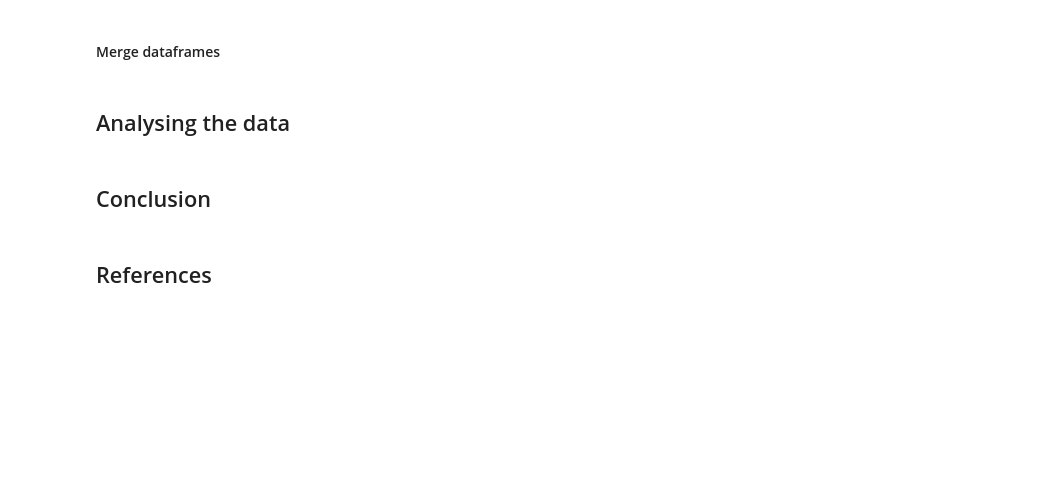
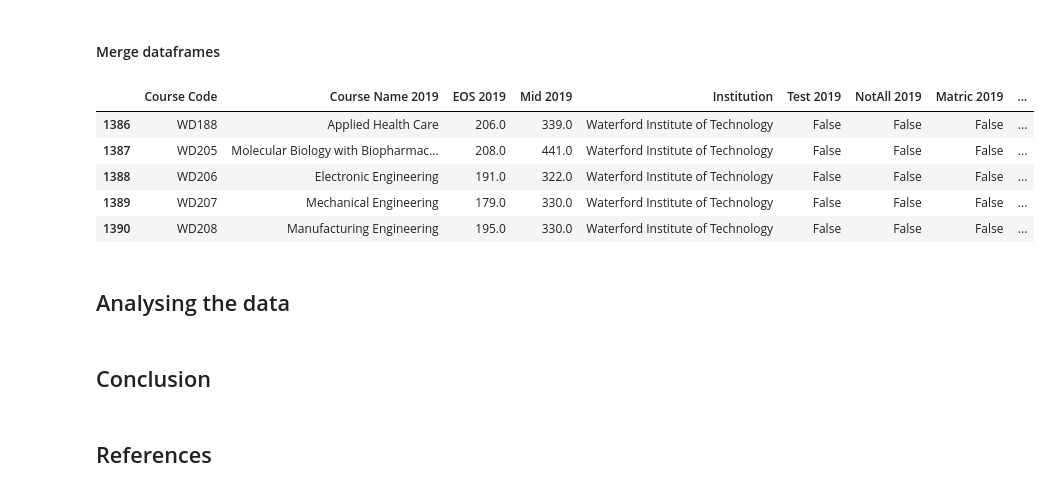
Before and after one commit to fod/fundamentals-data-analysis, a Jupyter notebook: cao.ipynb, the cells around one changed output. Cells and saved outputs as stored; diff of their text form; code cells hidden in the pictures; blank space fills up the shorter version.

```diff
--- a/cao.ipynb
+++ b/cao.ipynb
@@ -399,15 +346,12 @@ df67.loc[df67['Course Code']=='WD177', 'Course Name'] += 'macy.)'
 # %% [markdown]
 #### Merge dataframes
 # %%
-# add AQA column to level 8 dataframe
-df8['AQA'] = False
-
 # add level 8 column to both dataframes
 df8['Level 8'] = True
-df67['Level 8'] = False
+df76['Level 8'] = False
 # %%
 # conatenate level with levels 6 & 7
-df = pd.concat([df8, df67], ignore_index=True)
+df = pd.concat([df8, df76], ignore_index=True)
 
 # Rename column names to include year
 df = df.rename({'Course Name': 'Course Name 2019',
@@ -419,7 +363,14 @@ df = df.rename({'Course Name': 'Course Name 2019',
                 'AQA': 'AQA 2019',
                 'Level 8': 'Level8 2019'}, axis=1)
 # %%
-df.head()
+df.tail()
+# %% [output]
+|  | Course Code | Course Name 2019 | EOS 2019 | Mid 2019 | Institution | Test 2019 | NotAll 2019 | Matric 2019 | ... |
+| 1386 | WD188 | Applied Health Care | 206.0 | 339.0 | Waterford Institute of Technology | False | False | False | ... |
+| 1387 | WD205 | Molecular Biology with Biopharmac... | 208.0 | 441.0 | Waterford Institute of Technology | False | False | False | ... |
+| 1388 | WD206 | Electronic Engineering | 191.0 | 322.0 | Waterford Institute of Technology | False | False | False | ... |
+| 1389 | WD207 | Mechanical Engineering | 179.0 | 330.0 | Waterford Institute of Technology | False | False | False | ... |
+| 1390 | WD208 | Manufacturing Engineering | 195.0 | 330.0 | Waterford Institute of Technology | False | False | False | ... |
 # %%
 # export dataframe to csv
 df.to_csv('data/cao/cao_points_2019.csv')
```
Also changed, not shown: parts of 24 cells of this notebook.
